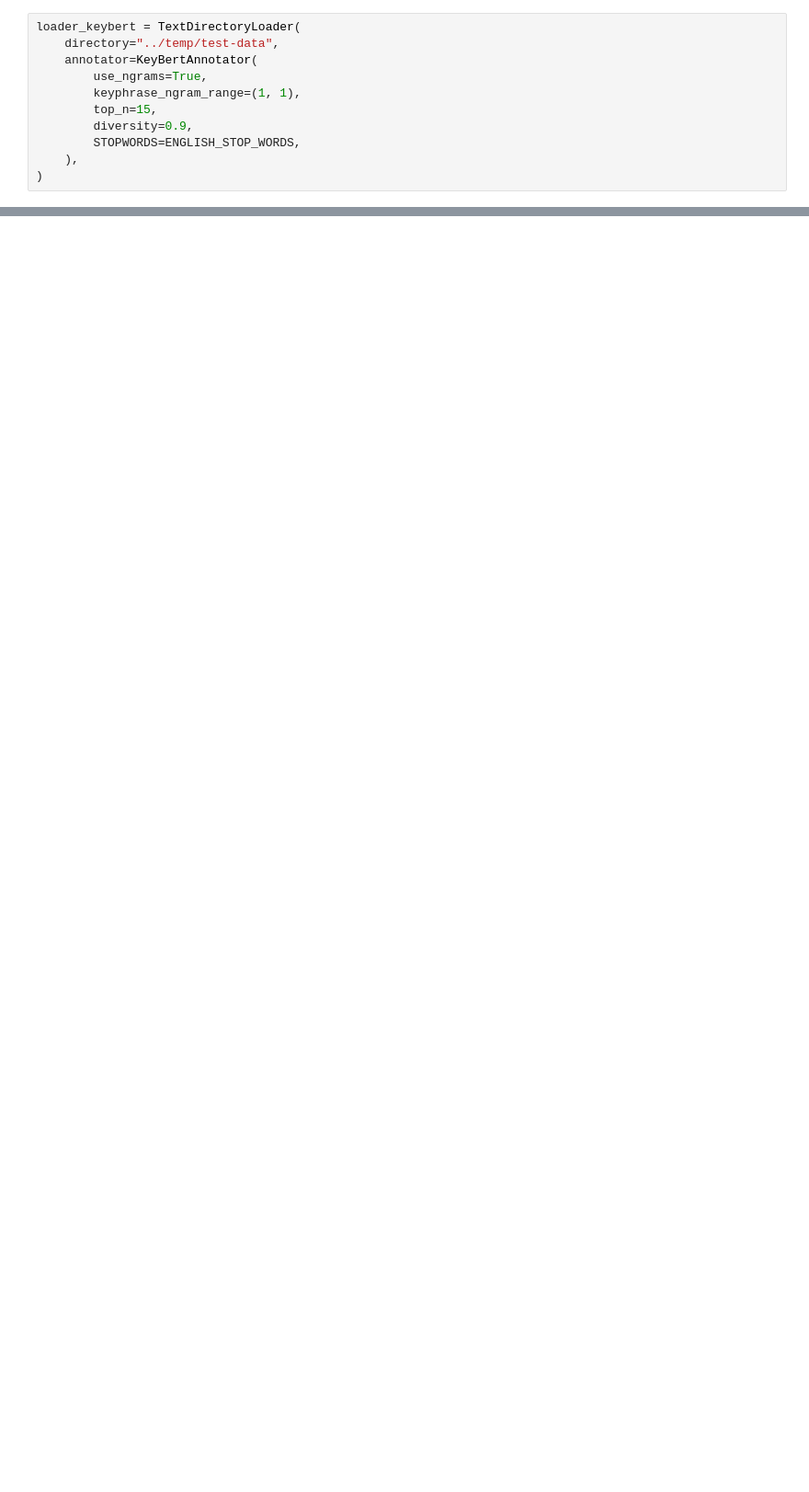
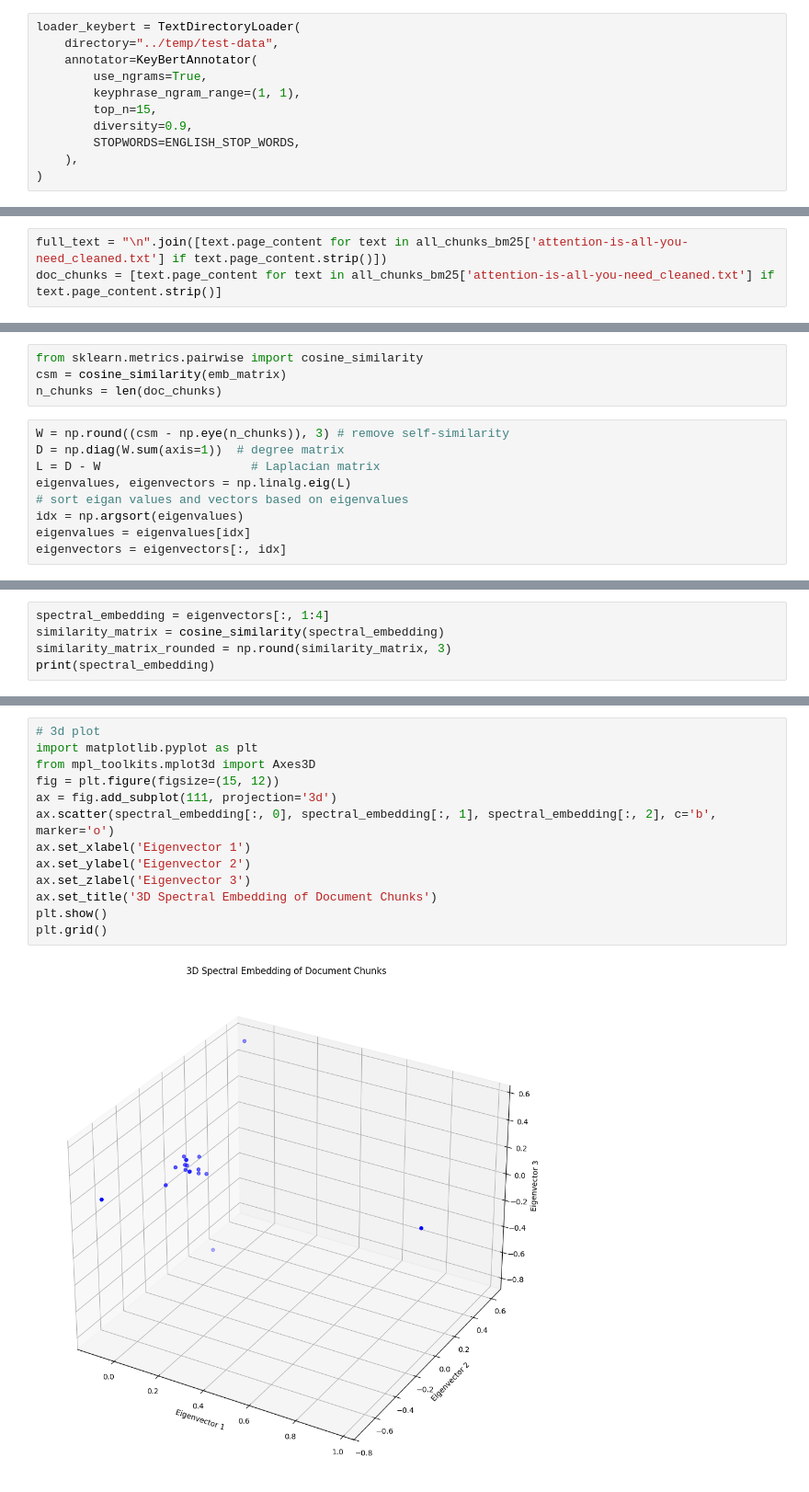
Before and after one commit to PhanindraParashar/rag-hub, a Jupyter notebook: src/notebooks/Chunking-Experiments.ipynb, the cells around one changed output, grey strips where cells are left out. Shown at 92% size. Cells and saved outputs as stored; diff of their text form; blank space fills up the shorter version.

```diff
--- a/src/notebooks/Chunking-Experiments.ipynb
+++ b/src/notebooks/Chunking-Experiments.ipynb
@@ -235,0 +1191,3 @@ pd.concat(sr).reset_index(drop=True)
+# %%
+full_text = "\n".join([text.page_content for text in all_chunks_bm25['attention-is-all-you-need_cleaned.txt'] if text.page_content.strip()])
+doc_chunks = [text.page_content for text in all_chunks_bm25['attention-is-all-you-need_cleaned.txt'] if text.page_content.strip()]
@@ -235,0 +1246,13 @@ pd.concat(sr).reset_index(drop=True)
+# %%
+from sklearn.metrics.pairwise import cosine_similarity
+csm = cosine_similarity(emb_matrix)
+n_chunks = len(doc_chunks)
+# %%
+W = np.round((csm - np.eye(n_chunks)), 3) # remove self-similarity
+D = np.diag(W.sum(axis=1))  # degree matrix
+L = D - W                     # Laplacian matrix
+eigenvalues, eigenvectors = np.linalg.eig(L)
+# sort eigan values and vectors based on eigenvalues
+idx = np.argsort(eigenvalues)
+eigenvalues = eigenvalues[idx]
+eigenvectors = eigenvectors[:, idx]
@@ -235,0 +1322,5 @@ pd.concat(sr).reset_index(drop=True)
+# %%
+spectral_embedding = eigenvectors[:, 1:4]
+similarity_matrix = cosine_similarity(spectral_embedding)
+similarity_matrix_rounded = np.round(similarity_matrix, 3)
+print(spectral_embedding)
@@ -235,0 +1346,15 @@ pd.concat(sr).reset_index(drop=True)
+# %%
+# 3d plot
+import matplotlib.pyplot as plt
+from mpl_toolkits.mplot3d import Axes3D
+fig = plt.figure(figsize=(15, 12))
+ax = fig.add_subplot(111, projection='3d')
+ax.scatter(spectral_embedding[:, 0], spectral_embedding[:, 1], spectral_embedding[:, 2], c='b', marker='o')
+ax.set_xlabel('Eigenvector 1')
+ax.set_ylabel('Eigenvector 2')
+ax.set_zlabel('Eigenvector 3')
+ax.set_title('3D Spectral Embedding of Document Chunks')
+plt.show()
+plt.grid()
+# %% [output]
+[figure, added]
```
Also changed, not shown: parts of 81 cells of this notebook, 3 other files.
